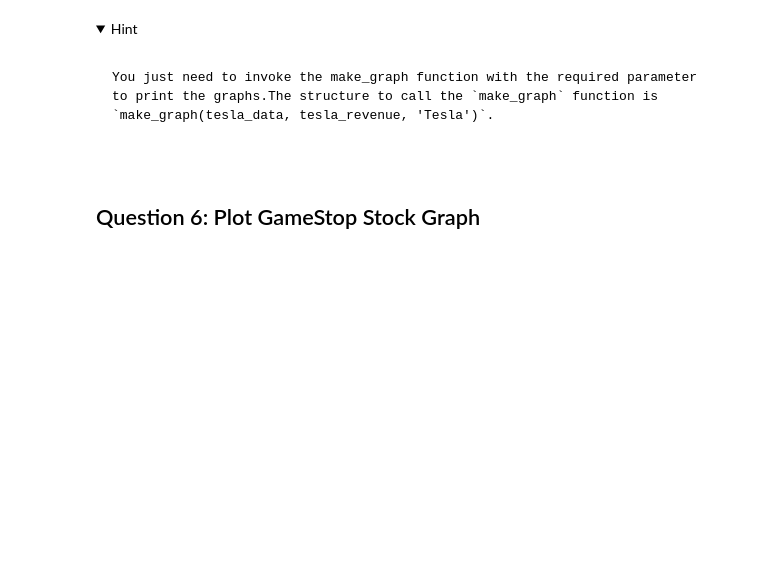
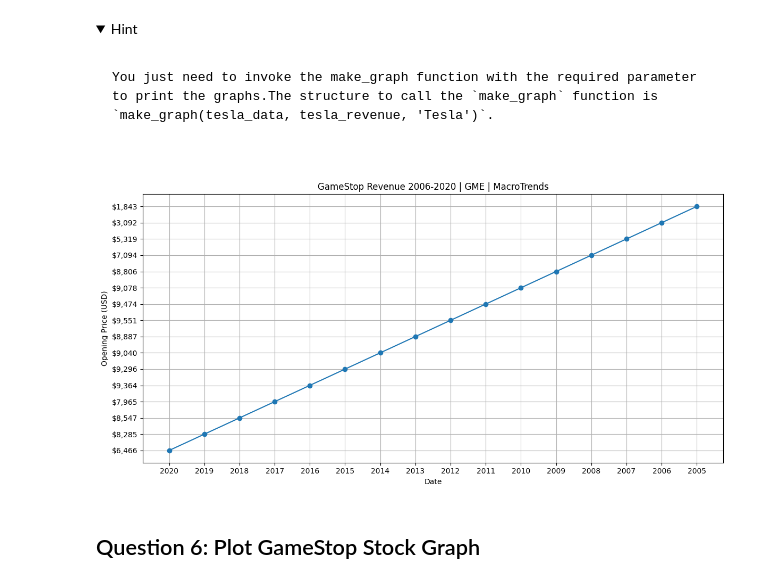
Before and after one commit to Anan014/Coursera-Python-Project-for-Data-Science, a Jupyter notebook: Final Assignment-v2/Final Assignment-v2.ipynb, the cells around one changed output. Drawn from its saved outputs; the diff is of its cells as text; code cells hidden in the pictures; folded sections open; blank space fills up the shorter version.

````diff
--- a/Final Assignment-v2/Final Assignment-v2.ipynb
+++ b/Final Assignment-v2/Final Assignment-v2.ipynb
@@ -238,8 +220,13 @@ gme_data.head()
 ## Question 4: Use Webscraping to Extract GME Revenue Data
 # %% [markdown]
 Use the `requests` library to download the webpage https://cf-courses-data.s3.us.cloud-object-storage.appdomain.cloud/IBMDeveloperSkillsNetwork-PY0220EN-SkillsNetwork/labs/project/stock.html. Save the text of the response as a variable named `html_data_2`.
+# %%
+url = "https://cf-courses-data.s3.us.cloud-object-storage.appdomain.cloud/IBMDeveloperSkillsNetwork-PY0220EN-SkillsNetwork/labs/project/stock.html"
+bme_data = requests.get(url).text
 # %% [markdown]
 Parse the html data using `beautiful_soup` using parser i.e `html5lib` or `html.parser`.
+# %%
+soup = BeautifulSoup(bme_data,"html5lib")
 # %% [markdown]
 Using `BeautifulSoup` or the `read_html` function extract the table with `GameStop Revenue` and store it into a dataframe named `gme_revenue`. The dataframe should have columns `Date` and `Revenue`. Make sure the comma and dollar sign is removed from the `Revenue` column.
 # %% [markdown]
@@ -259,5 +246,19 @@ If you want to use the read_html function the table is located at index 1
 ```
 
 </details>
+# %%
+gme_revenue = pd.DataFrame(columns=["Date", "Open", "High", "Low", "Close", "Volume"])
+
+for row in soup.find("tbody").find_all("tr"):
+    col = row.find_all("td")
+    date = col[0].text
+    Open = col[1].text
+    # high = col[2].text
+    # low = col[3].text
+    # close = col[4].text
+    # adj_close = col[5].text
+    # volume = col[6].text
+
+    gme_revenue = pd.concat([gme_revenue, pd.DataFrame({"Date":[date], "Open":[Open]})], ignore_index=True)
 # %% [markdown]
 Display the last five rows of the `gme_revenue` dataframe using the `tail` function. Take a screenshot of the results.
@@ -275,6 +296,23 @@ You just need to invoke the make_graph function with the required parameter to p
 ```
 
 </details>
+# %%
+import matplotlib.pyplot as plt
+
+# Filter for data up to June 2021
+df_filtered = gme_revenue[gme_revenue['Date'] <= '2021-06-30']
+
+# Plotting
+plt.figure(figsize=(12, 6))
+plt.plot(df_filtered['Date'], df_filtered['Open'], marker='o')
+plt.title(soup.title.text)
+plt.xlabel('Date')
+plt.ylabel('Opening Price (USD)')
+plt.grid(True)
+plt.tight_layout()
+plt.show()
+# %% [output]
+[figure, added]
 # %% [markdown]
 ## Question 6: Plot GameStop Stock Graph
 # %% [markdown]
````
Also changed, not shown: parts of 5 cells of this notebook.
